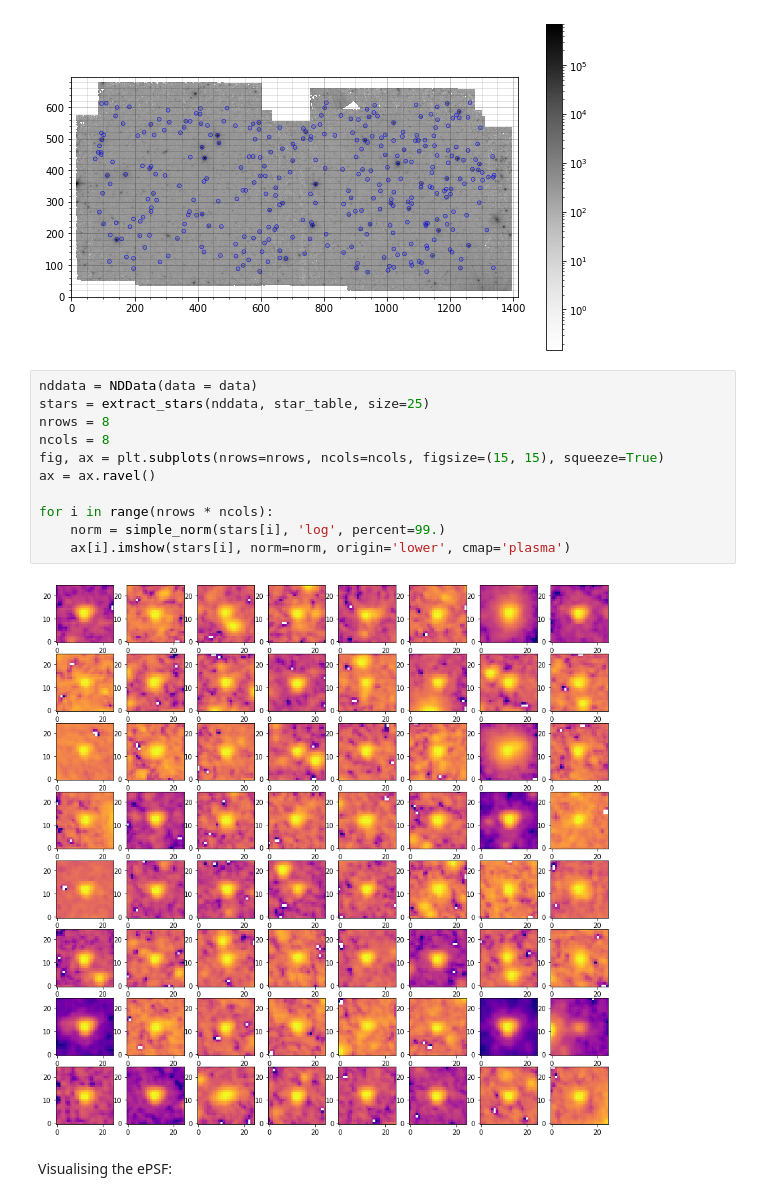
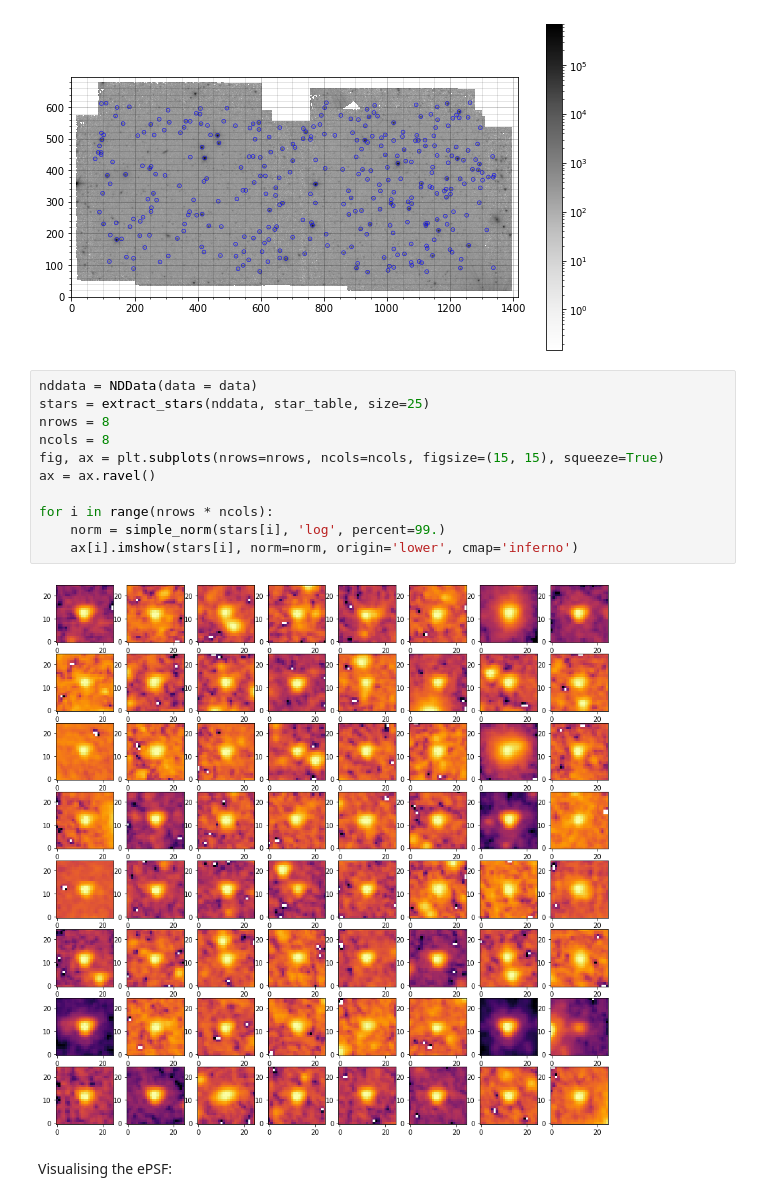
Before and after one commit to jake-the-bird/MPhys-RRL, a Jupyter notebook: test_photometry/PSF_photometry_04_fixing.ipynb, the cells around one changed output. Saved outputs shown, nothing was run; the diff lists cells and outputs as text.

```diff
--- a/test_photometry/PSF_photometry_04_fixing.ipynb
+++ b/test_photometry/PSF_photometry_04_fixing.ipynb
@@ -211,16 +211,16 @@ WARNING: Input data contains invalid values (NaNs or infs), which were automatic
 # %%
 nddata = NDData(data = data)
 stars = extract_stars(nddata, star_table, size=25)
 nrows = 8
 ncols = 8
 fig, ax = plt.subplots(nrows=nrows, ncols=ncols, figsize=(15, 15), squeeze=True)
 ax = ax.ravel()
 
 for i in range(nrows * ncols):
     norm = simple_norm(stars[i], 'log', percent=99.)
-    ax[i].imshow(stars[i], norm=norm, origin='lower', cmap='plasma')
+    ax[i].imshow(stars[i], norm=norm, origin='lower', cmap='inferno')
 # %% [output]
-[figure, old version]
+[figure, new version]
 # %% [markdown]
 Visualising the ePSF:
 # %%
```
Also changed, not shown: parts of 6 cells of this notebook, 5 other files.
